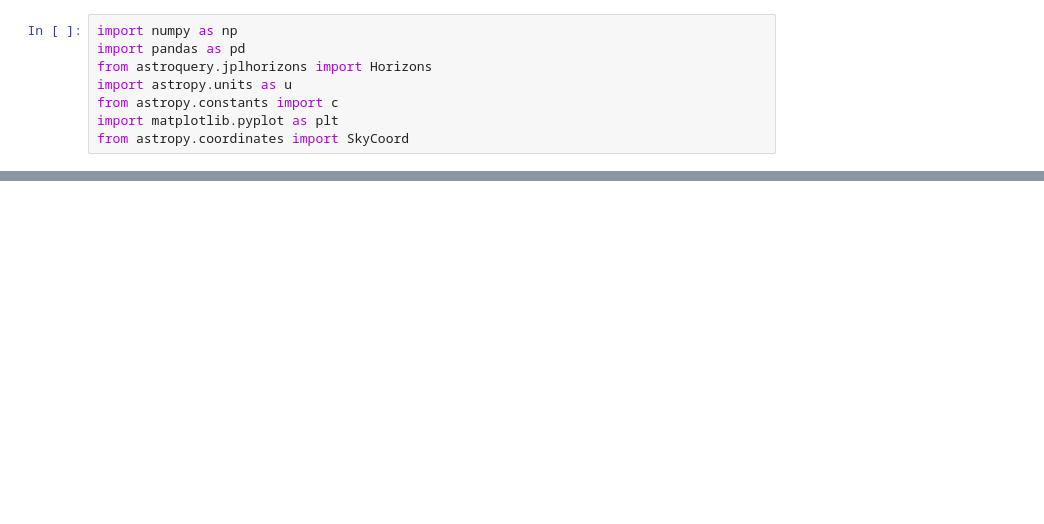
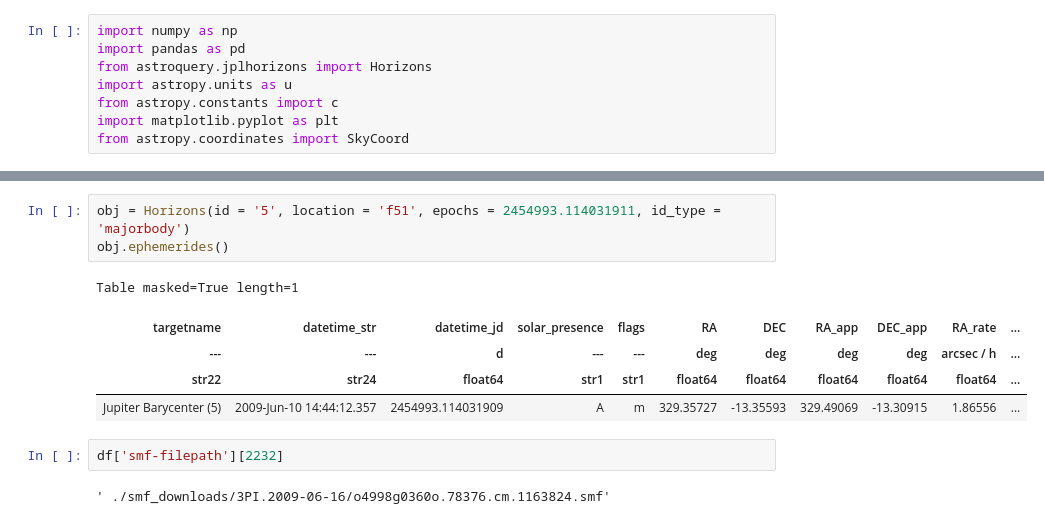
Before and after one commit to Alexandros101/Irregular-Satellites, a Jupyter notebook: SearchImages.ipynb, the cells around one changed output, grey strips where cells are left out. Drawn from its saved outputs; the diff is of its cells as text; blank space fills up the shorter version.

```diff
--- a/SearchImages.ipynb
+++ b/SearchImages.ipynb
@@ -26,0 +115,13 @@ True
+# %%
+obj = Horizons(id = '5', location = 'f51', epochs = 2454993.114031911, id_type = 'majorbody')
+obj.ephemerides()
+# %% [output]
+Table masked=True length=1
+| targetname | datetime_str | datetime_jd | solar_presence | flags | RA | DEC | RA_app | DEC_app | RA_rate | ... |
+| --- | --- | d | --- | --- | deg | deg | deg | deg | arcsec / h | ... |
+| str22 | str24 | float64 | str1 | str1 | float64 | float64 | float64 | float64 | float64 | ... |
+| Jupiter Barycenter (5) | 2009-Jun-10 14:44:12.357 | 2454993.114031909 | A | m | 329.35727 | -13.35593 | 329.49069 | -13.30915 | 1.86556 | ... |
+# %%
+df['smf-filepath'][2232]
+# %% [output]
+' ./smf_downloads/3PI.2009-06-16/o4998g0360o.78376.cm.1163824.smf'
```
Also changed, not shown: parts of 11 cells of this notebook, 1 other file.
